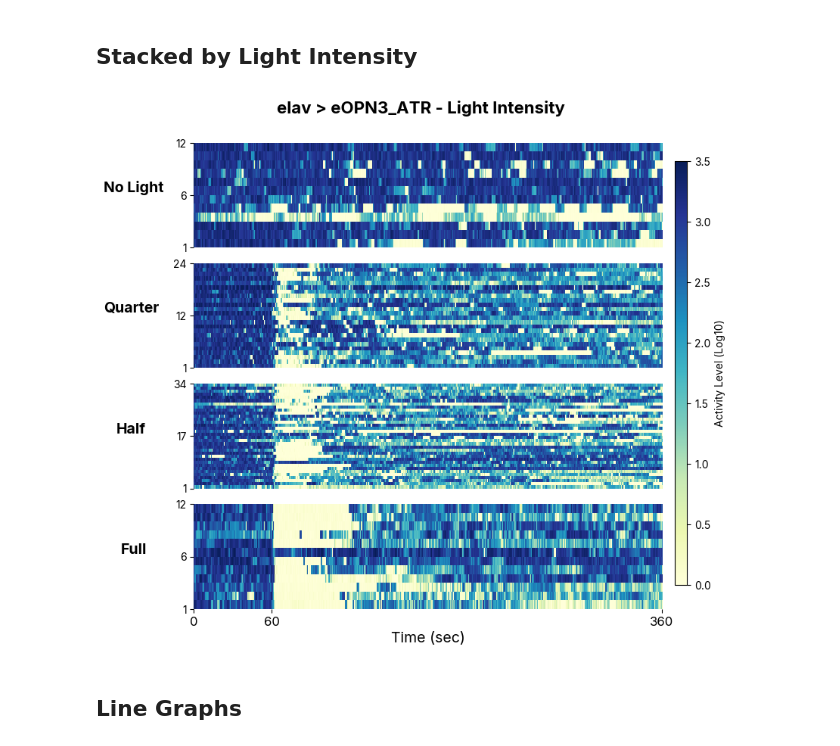
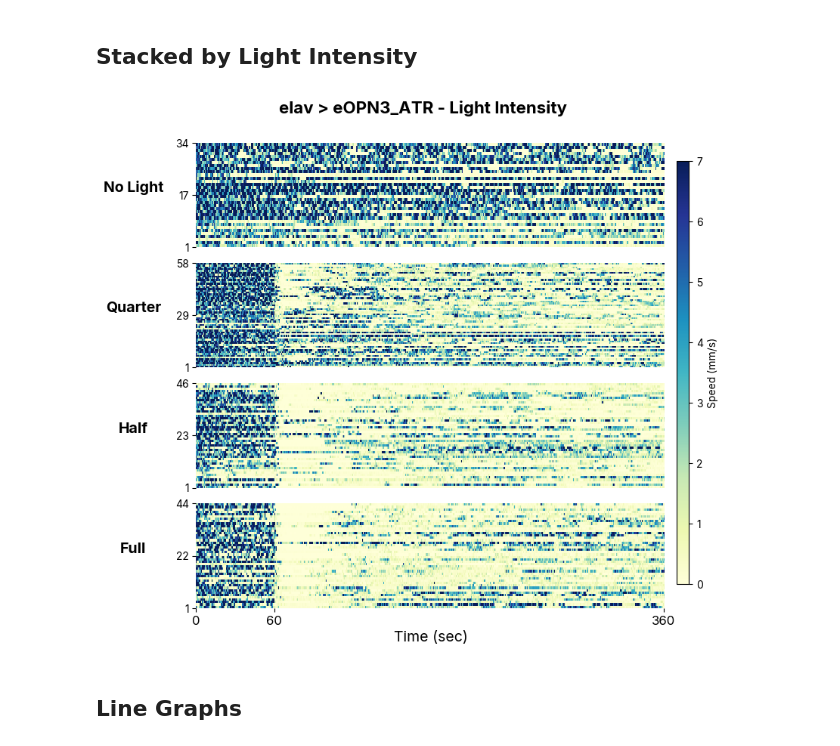
Before and after one commit to lnicole08/TrumelanOPN3, a Jupyter notebook: 3. Stacked plots.ipynb, the cells around one changed output. Saved outputs shown, nothing was run; the diff lists cells and outputs as text; code cells hidden in the pictures.

```diff
--- a/3. Stacked plots.ipynb
+++ b/3. Stacked plots.ipynb
@@ -130,7 +136,7 @@ driver = "elav"
 responder = "eOPN3_ATR"
 specifictime = 361
 duration_files = {
-    '0s': specifiedpath + driver + " x " + responder + "_0s",
+    '0s': specifiedpath + driver + " x " + responder + "_nolight",
     '5s': specifiedpath + driver + " x " + responder + "_5s",
     '30s': specifiedpath + driver + " x " + responder + "_30s",
     '60s': specifiedpath + driver + " x " + responder + "_60s",
@@ -144,6 +150,7 @@ split_map = {'0s': 'odd', '5s': 'odd'}
 
 for label, filepath in duration_files.items():
     df = pd.read_csv(filepath + "_max" + str(maxtime) + "s.csv").set_index('Time (s)')
+    df = filter_dead_flies(df)
     df = df.iloc[0:(specifictime*2), :]  # trim to specifictime
     cols = sorted([c for c in df.columns if c.startswith(metric_to_plot)], key=lambda c: int(c.split('_')[1]))
     split = split_map.get(label)
@@ -219,7 +224,7 @@ plt.savefig(titledpath + "\\ACC Lab Dropbox\\ACC Lab\\Nicole Lee\\eOPN3 manuscri
 specifictime = 361
 
 intensity_files = {
-    'No Light': specifiedpath + driver + " x " + responder + "_0s",
+    'No Light': specifiedpath + driver + " x " + responder + "_nolight",
     'Quarter': specifiedpath + driver + " x " + responder + "_quarter_5s",
     'Half': specifiedpath + driver + " x " + responder + "_half_5s",
     'Full': specifiedpath + driver + " x " + responder + "_5s",
@@ -233,6 +238,7 @@ split_map = {'No Light': 'even', 'Full': 'even'}
 
 for label, filepath in intensity_files.items():
     df = pd.read_csv(filepath + "_max" + str(maxtime) + "s.csv").set_index('Time (s)')
+    df = filter_dead_flies(df)
     df = df.iloc[0:(specifictime*2), :]  # trim to specifictime
     cols = sorted([c for c in df.columns if c.startswith(metric_to_plot)], key=lambda c: int(c.split('_')[1]))
     split = split_map.get(label)
@@ -248,6 +254,8 @@ fig, axes = plt.subplots(num_conditions, 1, figsize=(8, 8), sharex=True) #for el
 plt.subplots_adjust(hspace=0.15)
 
 cmaps = "YlGnBu"
+
+metric_to_plot = 'Speed'
 
 if metric_to_plot == "ActivityLevel":
     scalebar_label = "Activity Level (Log10)"
@@ -267,35 +275,35 @@ for idx, (label, data) in enumerate(intensity_data.items()):
     quadmesh.set_linewidth(0)
 
     ax.set_ylabel(label, rotation=0, labelpad=40, fontsize=14, weight='bold')
     ax.set_yticks([0, num_flies//2, num_flies])
     ticklabels = [num_flies, (num_flies+1)//2, 1]
     ax.set_yticklabels(ticklabels, fontsize=10)
 
     if idx < num_conditions - 1:
         ax.tick_params(axis='x', bottom=False)
         ax.set_xlabel('')
     ax.patch.set_facecolor('white')
 
 last_data = list(intensity_data.values())[-1]
 # tick_times = list(range(20, int(specifictime), int(specifictime/10)))
 tick_times = [0, 60, specifictime - 1]
 tick_positions = [list(last_data.columns).index(float(t)) for t in tick_times if float(t) in last_data.columns]
 axes[-1].set_xticks(tick_positions)
 axes[-1].set_xticklabels(tick_times, rotation=0, fontsize=12)
 axes[-1].set_xlabel("Time (sec)", fontsize=14)
 
 cbar_ax = fig.add_axes([0.92, 0.15, 0.02, 0.7])
 sm = plt.cm.ScalarMappable(cmap=cmaps, norm=plt.Normalize(vmin=0, vmax=vmax_number))
 fig.colorbar(sm, cax=cbar_ax, label=scalebar_label)
 
 fig.suptitle(intensity_plot_title, weight="bold", fontsize=16, y=0.95)
 
 mpl.rcParams['svg.fonttype'] = 'none'
 fig.patch.set_facecolor('white')
 
-plt.savefig(homecomp + "\\ACC Lab Dropbox\\ACC Lab\\Nicole Lee\\eOPN3 manuscript\\Data compilation\\Trumelan\\Trumelan images\\light_intensity_speed" + driver + "_" + responder + ".svg", bbox_inches='tight')
+plt.savefig(titledpath + "\\ACC Lab Dropbox\\ACC Lab\\Nicole Lee\\eOPN3 manuscript\\Data compilation\\Trumelan\\Trumelan images\\light_intensity_speed" + driver + "_" + responder + ".svg", bbox_inches='tight')
 # %% [output]
-[figure, old version]
+[figure, new version]
 # %% [markdown]
 ## Line Graphs
 # %%
```
Also changed, not shown: parts of 9 cells of this notebook, 1 other file.
